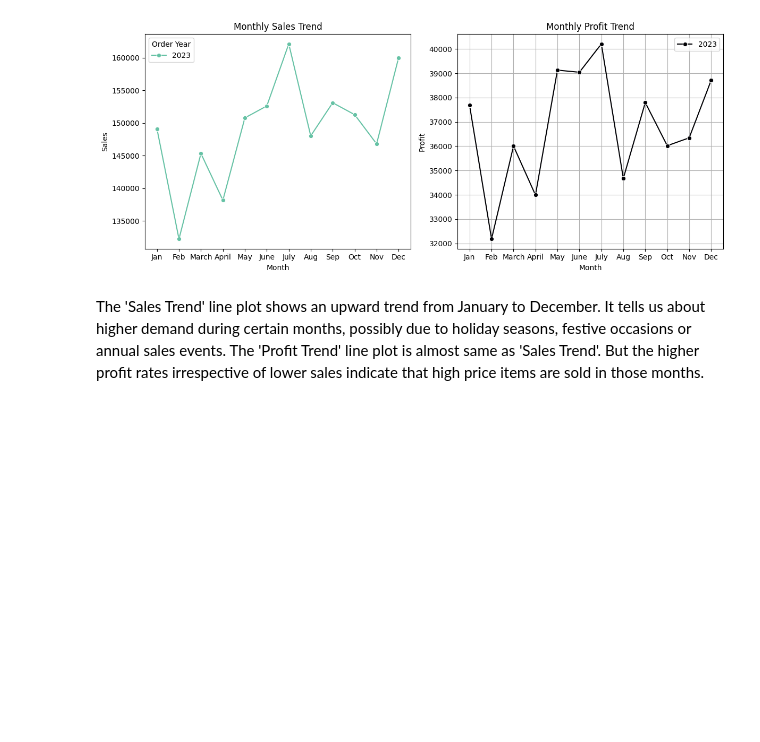
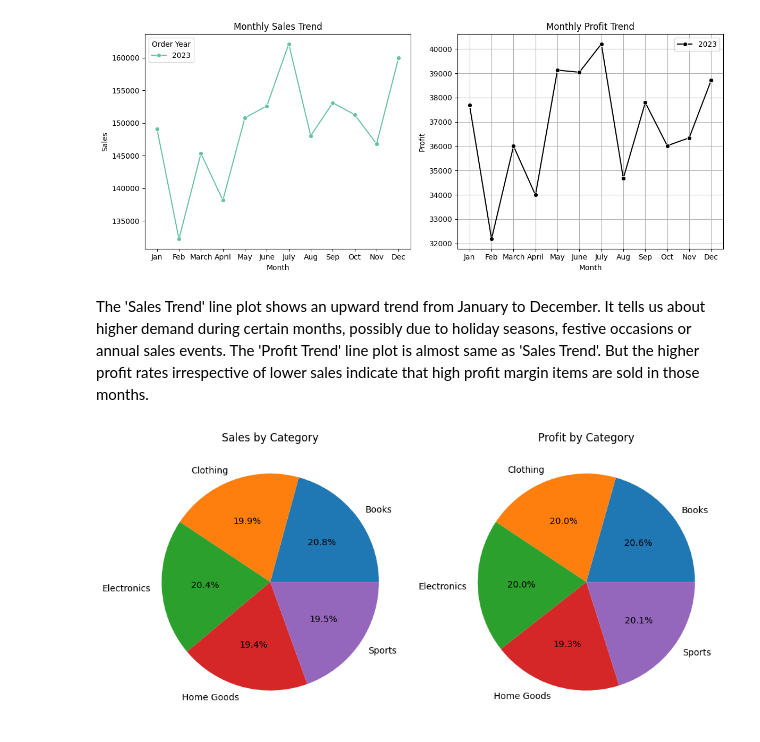
Before and after one commit to alinazainab/EDA-Report-for-Retail_Sales-data, a Jupyter notebook: EDA.ipynb, the cells around one changed output. Saved outputs shown, nothing was run; the diff lists cells and outputs as text; code cells hidden in the pictures; blank space fills up the shorter version.

```diff
--- a/EDA.ipynb
+++ b/EDA.ipynb
@@ -284,4 +284,18 @@ plt.tight_layout()
 [figure]
 # %% [markdown]
 The 'Sales Trend' line plot shows an upward trend from January to December. It tells us about higher demand during certain months, possibly due to holiday seasons, festive occasions or annual sales events.
-The 'Profit Trend' line plot is almost same as 'Sales Trend'. But the higher profit rates irrespective of lower sales indicate that high price items are sold in those months.
+The 'Profit Trend' line plot is almost same as 'Sales Trend'. But the higher profit rates irrespective of lower sales indicate that high profit margin items are sold in those months.
+# %%
+# Sale and Profit by Category
+by_category = clear_df.groupby('Category')[['Sales', 'Profit']].sum().reset_index()
+
+fig, axe = plt.subplots(1,2, figsize=(10,5))
+axe[0].pie(by_category['Sales'], labels=by_category['Category'], autopct='%1.1f%%')
+axe[0].set_title("Sales by Category")
+
+axe[1].pie(by_category['Profit'], labels=by_category['Category'], autopct="%1.1f%%")
+axe[1].set_title("Profit by Category")
+
+plt.tight_layout()
+# %% [output]
+[figure, added]
```
Also changed, not shown: parts of 3 cells of this notebook.
